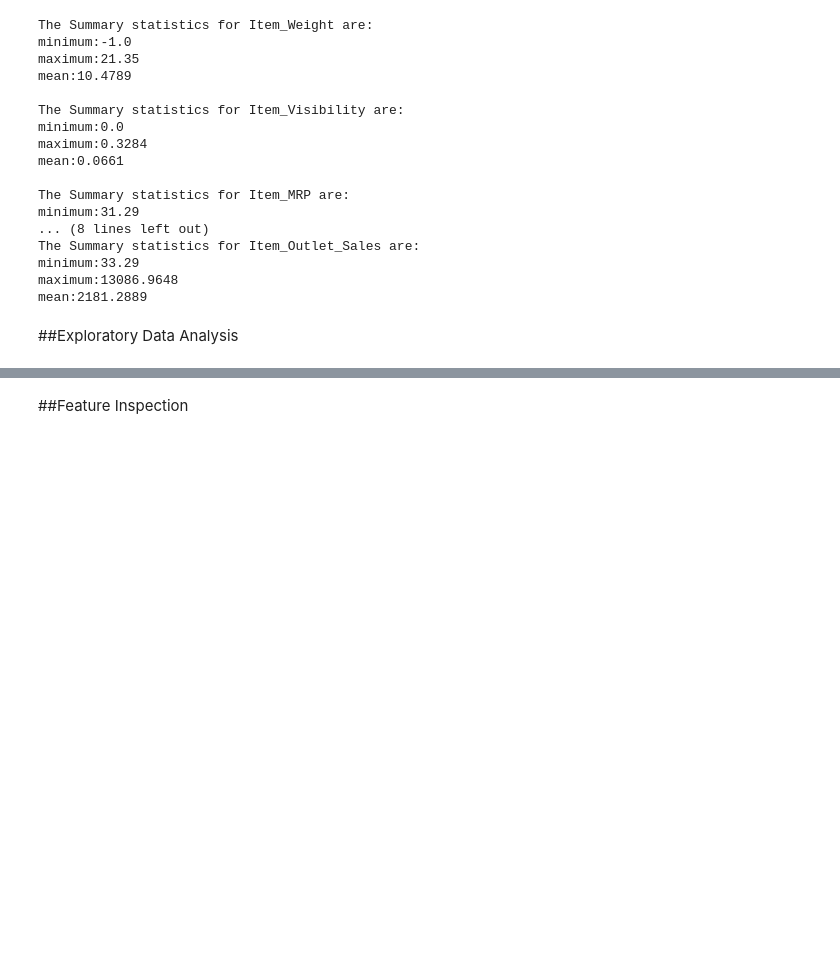
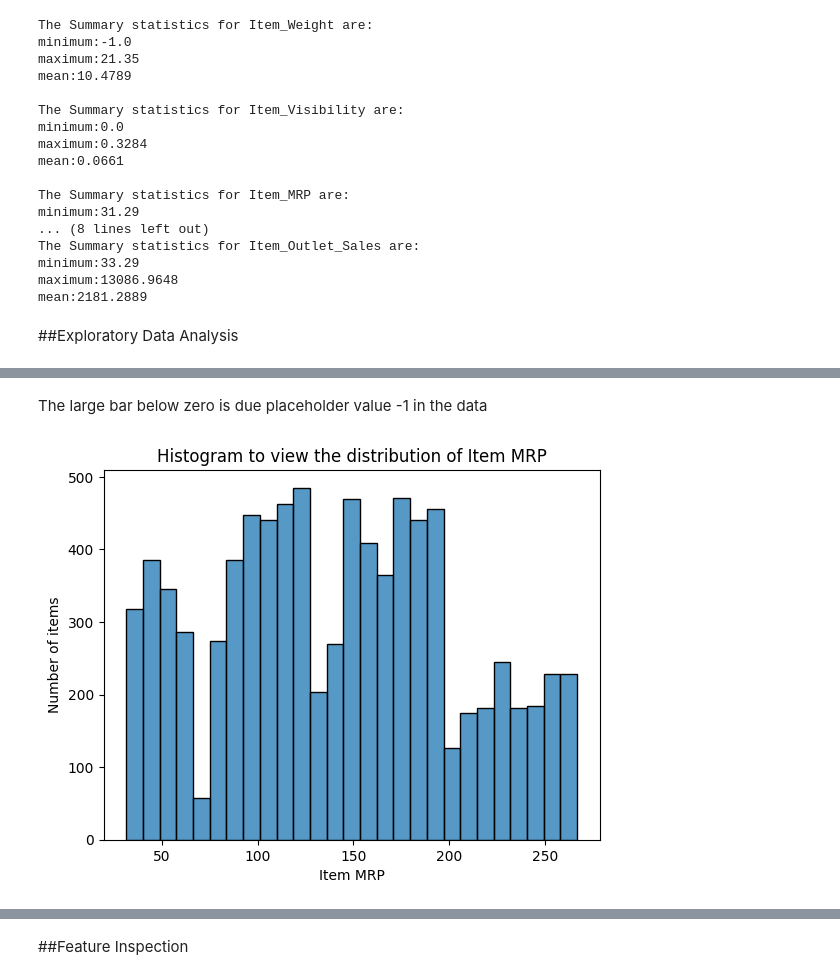
Before and after one commit to UKashNK/Prediction-of-Product-Sales, a Jupyter notebook: Prediction_of_Product_Sales.ipynb, the cells around one changed output, grey strips where cells are left out. Cells and saved outputs as stored; diff of their text form; code cells hidden in the pictures; blank space fills up the shorter version.

```diff
--- a/Prediction_of_Product_Sales.ipynb
+++ b/Prediction_of_Product_Sales.ipynb
@@ -212,0 +237,8 @@ mean:2181.2889
+# %% [markdown]
+The large bar below zero is due placeholder value -1 in the data
+# %%
+#Investigating Item MRP
+ax = sns.histplot(data=df, x="Item_MRP")
+ax.set(title="Histogram to view the distribution of Item MRP",ylabel="Number of items",xlabel="Item MRP");
+# %% [output]
+[figure, added]
```
Also changed, not shown: parts of 17 cells of this notebook.
